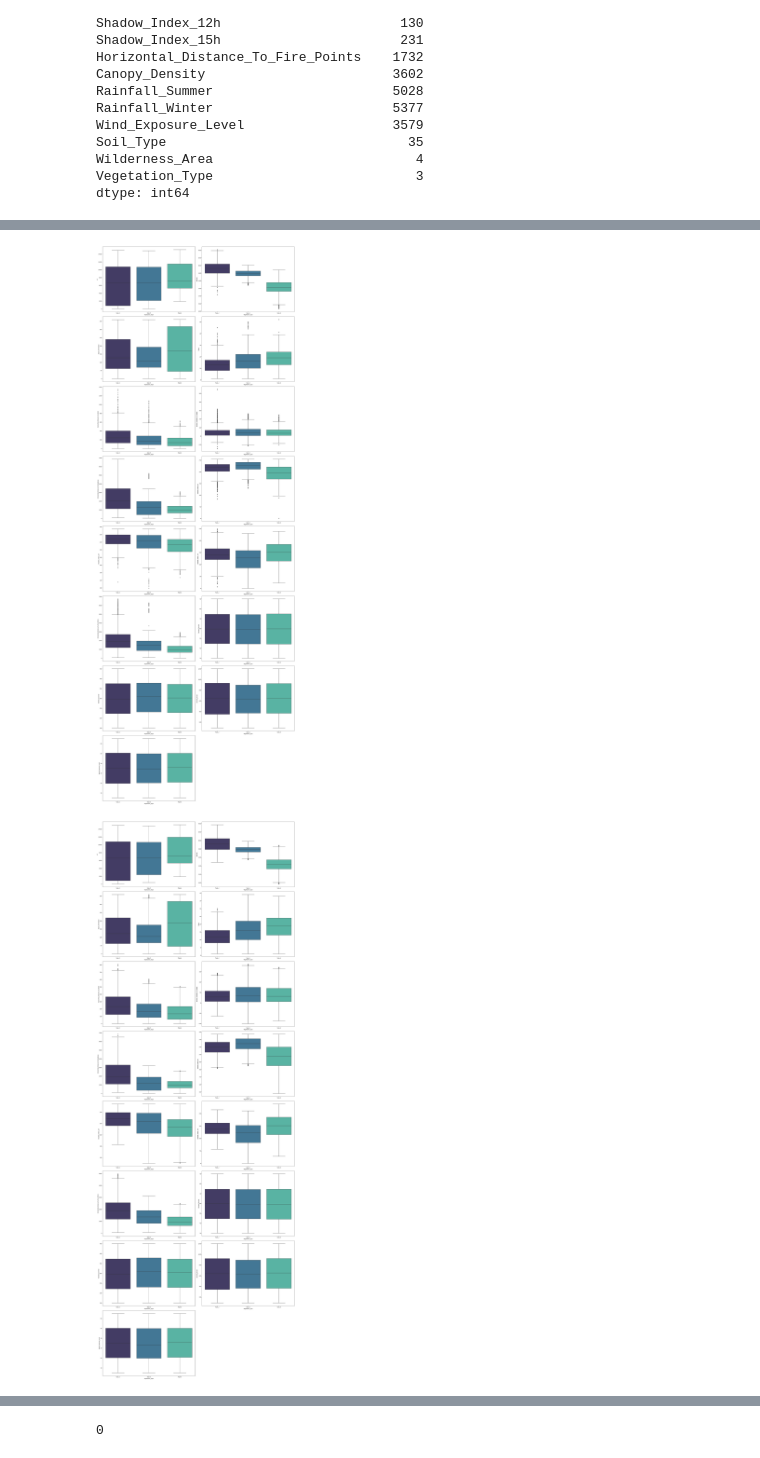
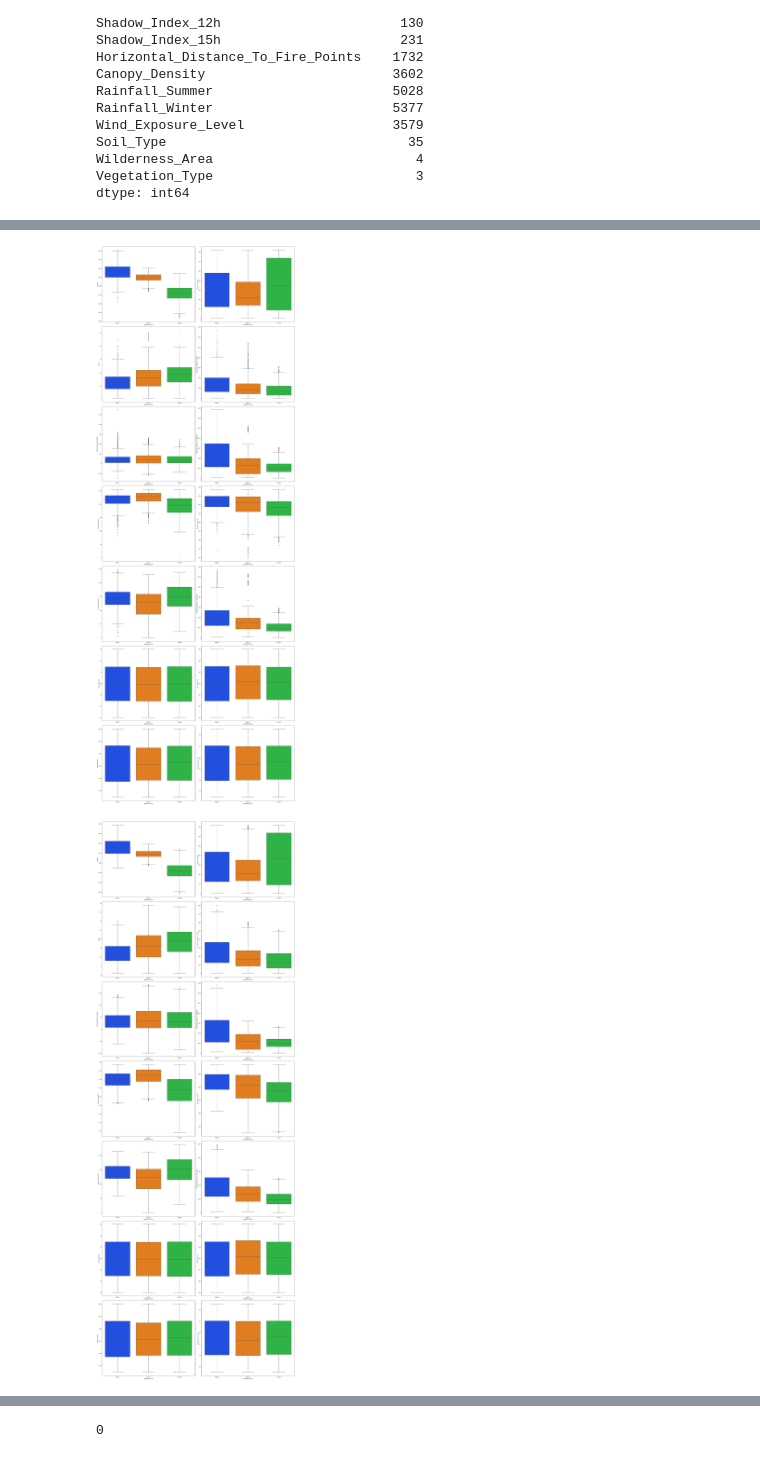
Before and after one commit to pedrocc03/APRAU_24_25_G23, a Jupyter notebook: Trabalho.ipynb, the cells around one changed output, grey strips where cells are left out. Drawn from its saved outputs; the diff is of its cells as text; code cells hidden in the pictures.

```diff
--- a/Trabalho.ipynb
+++ b/Trabalho.ipynb
@@ -176,6 +176,8 @@ Soil_Type                               35
 Wilderness_Area                          4
 Vegetation_Type                          3
 dtype: int64
+# %%
+df_all = df_all.drop(['Id'],axis=1)
 # %%
 # Função para verificar NaNs e Outliers
 def check_nans_outliers(df, class_name):
@@ -225,7 +227,7 @@ dtype: int64
 # %%
 numericFeatures = list(df_all.select_dtypes(include=[np.number]).columns)
 # %%
-rows = 8
+rows = 7
 colunms = 2
 
 plt.figure(figsize=(25, 70))
@@ -233,12 +235,12 @@ plt.figure(figsize=(25, 70))
 for i, features in enumerate(numericFeatures):
 
     plt.subplot(rows, colunms, i+1)
-    sns.boxplot(data=df_all, x='Vegetation_Type', y=features, palette="mako")
+    sns.boxplot(data=df_all, x='Vegetation_Type', y=features, palette="bright")
 
 plt.tight_layout()
 plt.show()
 # %% [output]
-[figure, old version]
+[figure, new version]
 # %%
 def remover_outliers(df, atributo_objetivo, atributo_preditivo):
     # Criação de uma cópia do dataset
@@ -267,20 +269,20 @@ atributo_objetivo = ['Type_2', 'Type_5', 'Type_6']
 # Aplicação da função para remover os outliers das combinações da classe objetivo e atributos preditivos
 df_all_sem_outliers = remover_outliers(df_all, atributo_objetivo, numericFeatures)
 # %%
-rows = 8
+rows = 7
 colunms = 2
 
 plt.figure(figsize=(25, 70))
 
 for i, features in enumerate(numericFeatures):
 
     plt.subplot(rows, colunms, i+1)
-    sns.boxplot(data=df_all_sem_outliers, x='Vegetation_Type', y=features, palette="mako")
+    sns.boxplot(data=df_all_sem_outliers, x='Vegetation_Type', y=features, palette="bright")
 
 plt.tight_layout()
 plt.show()
 # %% [output]
-[figure, old version]
+[figure, new version]
 # %%
 df_all_sem_outliers.shape
 # %% [output]
```
Also changed, not shown: parts of 13 cells of this notebook.
